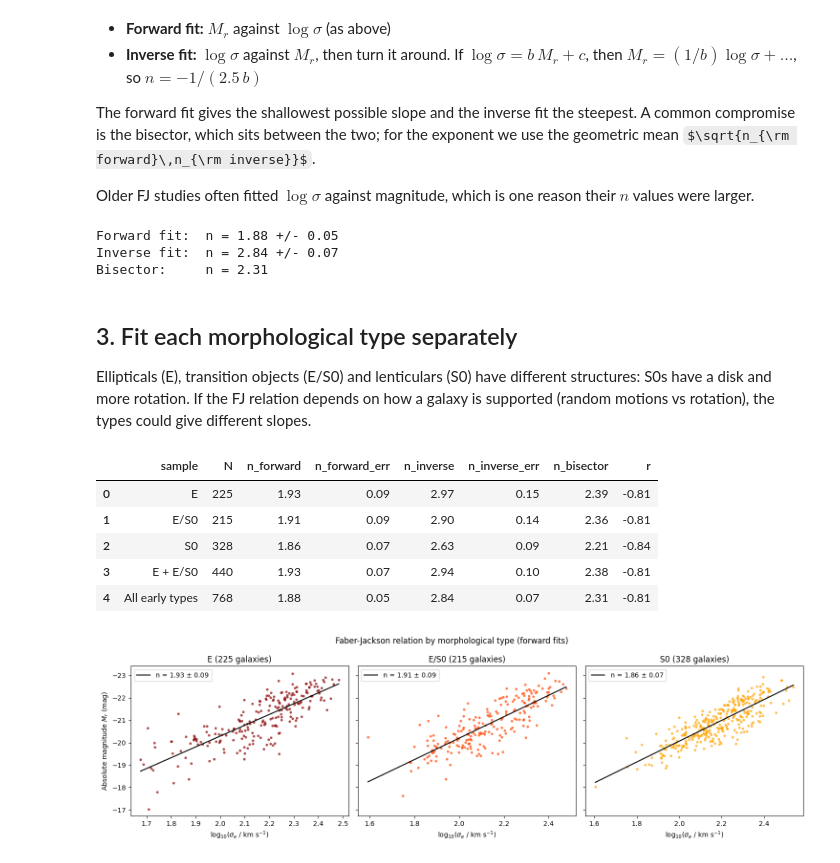
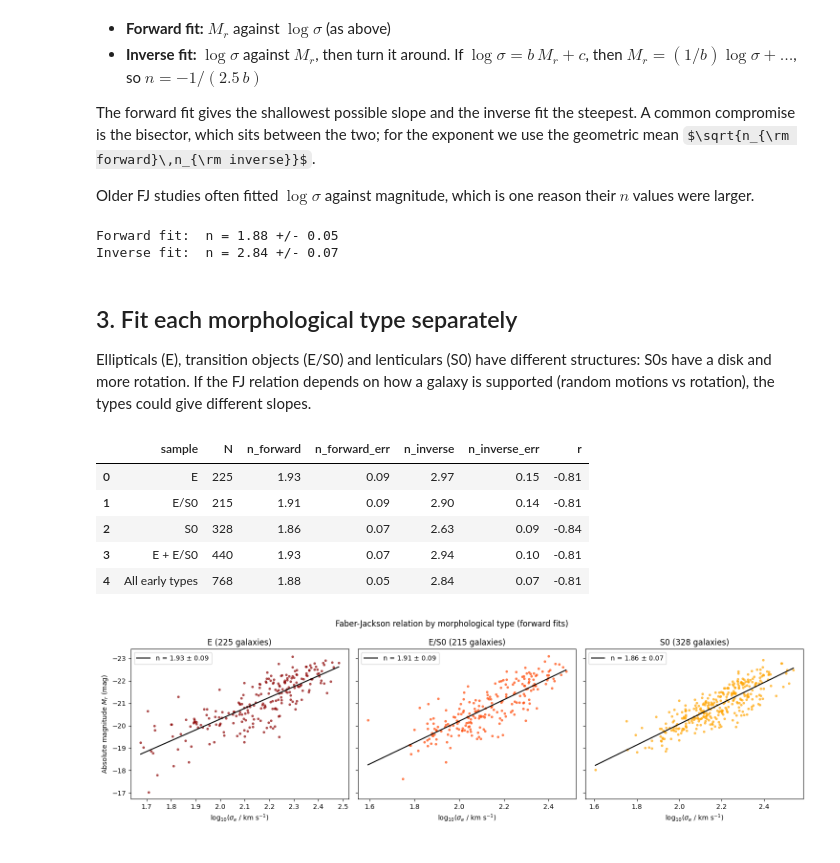
Before and after one commit to haniya-nejeeb/PHYS3116-computational-assessment, a Jupyter notebook: notebooks/03_fj_fitting.ipynb, the cells around one changed output. Saved outputs shown, nothing was run; the diff lists cells and outputs as text; code cells hidden in the pictures; some formulas as TeX source.

```diff
--- a/notebooks/03_fj_fitting.ipynb
+++ b/notebooks/03_fj_fitting.ipynb
@@ -86,15 +86,14 @@ inv = stats.linregress(early['m_r'], early['log_sigma'])
 
 n_inv = -1 / (2.5 * inv.slope)
 n_inv_err = inv.stderr / (2.5 * inv.slope**2)
-n_bis = np.sqrt(n * n_inv)
+##n_bis = np.sqrt(n * n_inv)
 
 print(f'Forward fit:  n = {n:.2f} +/- {n_err:.2f}')
 print(f'Inverse fit:  n = {n_inv:.2f} +/- {n_inv_err:.2f}')
-print(f'Bisector:     n = {n_bis:.2f}')
+##print(f'Bisector:     n = {n_bis:.2f}')
 # %% [output]
 Forward fit:  n = 1.88 +/- 0.05
 Inverse fit:  n = 2.84 +/- 0.07
-Bisector:     n = 2.31
 # %% [markdown]
 ## 3. Fit each morphological type separately
 
@@ -102,34 +101,34 @@ Ellipticals (E), transition objects (E/S0) and lenticulars (S0) have different s
 # %%
 rows = []
 groups = [('E', early[early['morph'] == 'E']),
           ('E/S0', early[early['morph'] == 'E/S0']),
           ('S0', early[early['morph'] == 'S0']),
           ('E + E/S0', early[early['morph'] != 'S0']),
           ('All early types', early)]
 
 for name, sub in groups:
     f = stats.linregress(sub['log_sigma'], sub['m_r'])
     b = stats.linregress(sub['m_r'], sub['log_sigma'])
     n_f = -f.slope / 2.5
     n_i = -1 / (2.5 * b.slope)
     rows.append({'sample': name,
                  'N': len(sub),
                  'n_forward': round(n_f, 2),
                  'n_forward_err': round(f.stderr / 2.5, 2),
                  'n_inverse': round(n_i, 2),
                  'n_inverse_err': round(b.stderr / (2.5 * b.slope**2), 2),
-                 'n_bisector': round(np.sqrt(n_f * n_i), 2),
+                 #'n_bisector': round(np.sqrt(n_f * n_i), 2),
                  'r': round(f.rvalue, 2)})
 
 results = pd.DataFrame(rows)
 results
 # %% [output]
-|  | sample | N | n_forward | n_forward_err | n_inverse | n_inverse_err | n_bisector | r |
-| 0 | E | 225 | 1.93 | 0.09 | 2.97 | 0.15 | 2.39 | -0.81 |
-| 1 | E/S0 | 215 | 1.91 | 0.09 | 2.90 | 0.14 | 2.36 | -0.81 |
-| 2 | S0 | 328 | 1.86 | 0.07 | 2.63 | 0.09 | 2.21 | -0.84 |
-| 3 | E + E/S0 | 440 | 1.93 | 0.07 | 2.94 | 0.10 | 2.38 | -0.81 |
-| 4 | All early types | 768 | 1.88 | 0.05 | 2.84 | 0.07 | 2.31 | -0.81 |
+|  | sample | N | n_forward | n_forward_err | n_inverse | n_inverse_err | r |
+| 0 | E | 225 | 1.93 | 0.09 | 2.97 | 0.15 | -0.81 |
+| 1 | E/S0 | 215 | 1.91 | 0.09 | 2.90 | 0.14 | -0.81 |
+| 2 | S0 | 328 | 1.86 | 0.07 | 2.63 | 0.09 | -0.84 |
+| 3 | E + E/S0 | 440 | 1.93 | 0.07 | 2.94 | 0.10 | -0.81 |
+| 4 | All early types | 768 | 1.88 | 0.05 | 2.84 | 0.07 | -0.81 |
 # %%
 fig, axes = plt.subplots(1, 3, figsize=(15, 4.5), sharey=True)
 
```
Also changed, not shown: 2 other files.
